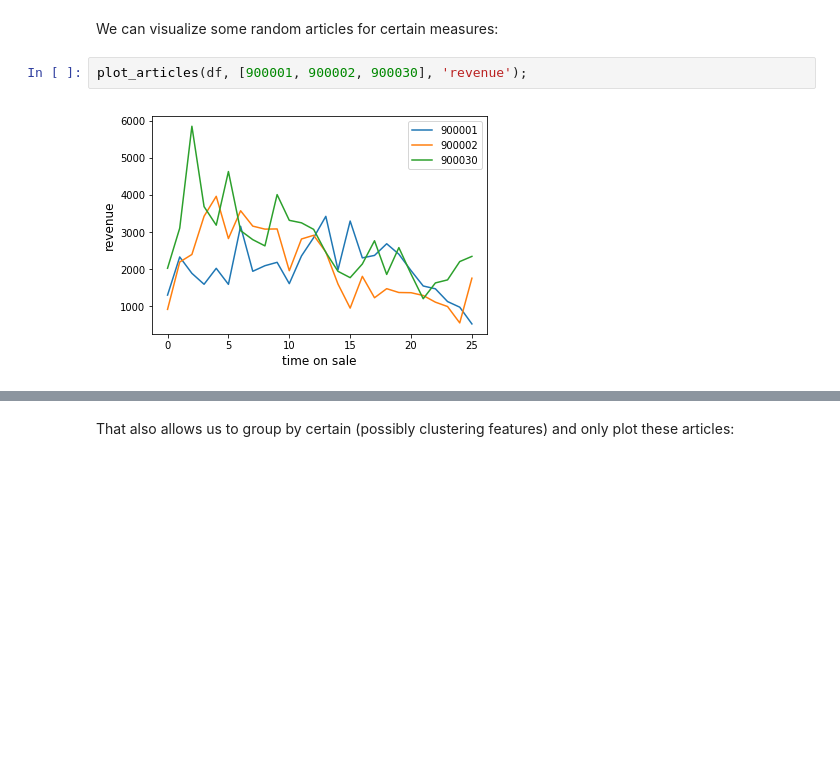
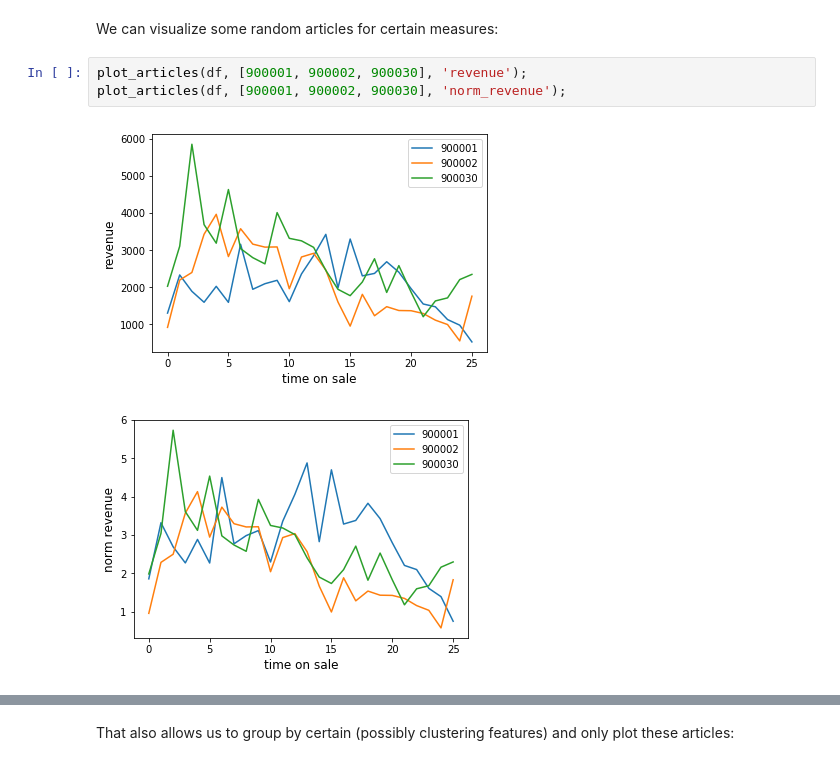
Before and after one commit to indyfree/tailor, a Jupyter notebook: notebooks/05-visualize-article-history.ipynb, the cells around one changed output, grey strips where cells are left out. Cells and saved outputs as stored; diff of their text form; blank space fills up the shorter version.

```diff
--- a/notebooks/05-visualize-article-history.ipynb
+++ b/notebooks/05-visualize-article-history.ipynb
@@ -25,7 +25,9 @@ df = tailor.load_data()
 We can visualize some random articles for certain measures:
 # %%
 plot_articles(df, [900001, 900002, 900030], 'revenue');
+plot_articles(df, [900001, 900002, 900030], 'norm_revenue');
 # %% [output]
 [figure]
+[figure, added]
 # %%
 plot_articles(df, [900001, 900002, 900030], 'avq');
```
Also changed, not shown: parts of 4 cells of this notebook, 5 other files.
